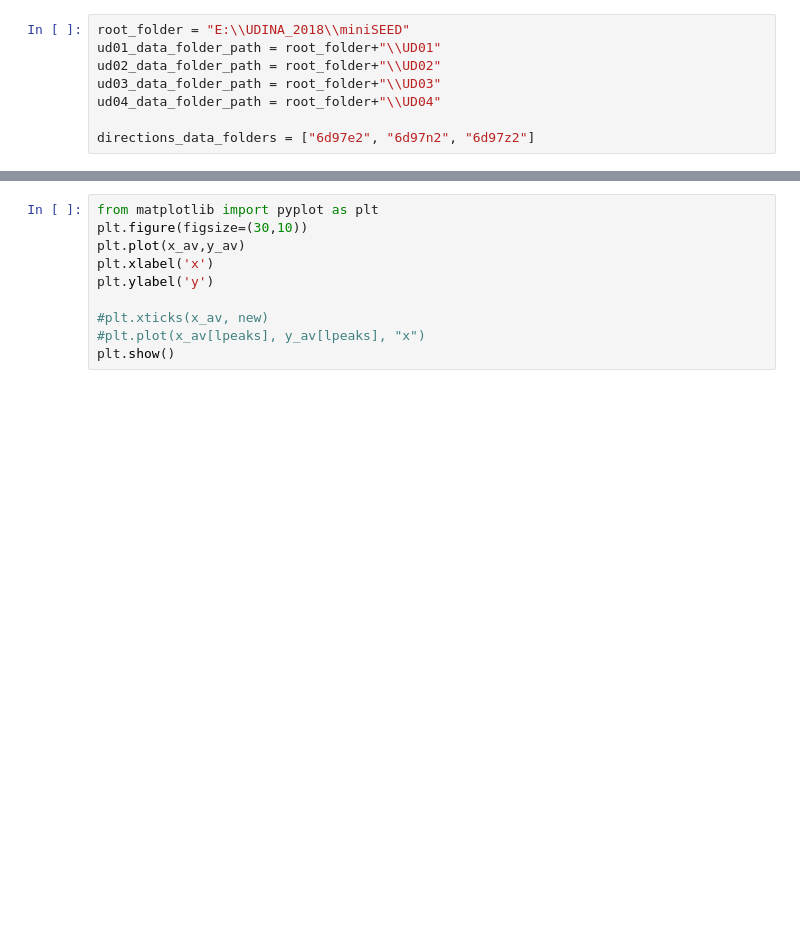
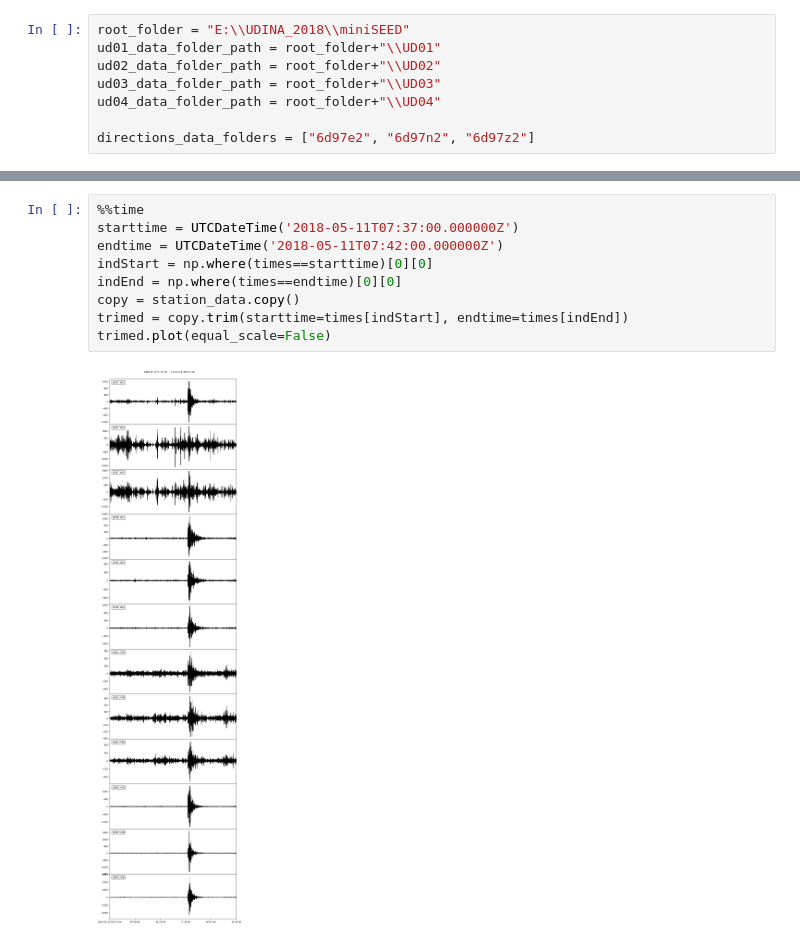
Before and after one commit to asergeev95/obspy_data_processing, a Jupyter notebook: OBSPY/CompressedTriggersCutting — перед затаскиванием всего под цикл.ipynb, the cells around one changed output, grey strips where cells are left out. Drawn from its saved outputs; the diff is of its cells as text; blank space fills up the shorter version.

```diff
--- a/OBSPY/CompressedTriggersCutting — перед затаскиванием всего под цикл.ipynb
+++ b/OBSPY/CompressedTriggersCutting — перед затаскиванием всего под цикл.ipynb
@@ -159,10 +159,11 @@ plt.savefig('test_lbl.png')
-# %%
-from matplotlib import pyplot as plt
-plt.figure(figsize=(30,10))
-plt.plot(x_av,y_av)
-plt.xlabel('x')
-plt.ylabel('y')
-
-#plt.xticks(x_av, new)
-#plt.plot(x_av[lpeaks], y_av[lpeaks], "x")
-plt.show()
+# %%
+%%time
+starttime = UTCDateTime('2018-05-11T07:37:00.000000Z')
+endtime = UTCDateTime('2018-05-11T07:42:00.000000Z')
+indStart = np.where(times==starttime)[0][0]
+indEnd = np.where(times==endtime)[0][0]
+copy = station_data.copy()
+trimed = copy.trim(starttime=times[indStart], endtime=times[indEnd])
+trimed.plot(equal_scale=False)
+# %% [output]
+[figure, added]
```
Also changed, not shown: parts of 12 cells of this notebook, 1 other file.
